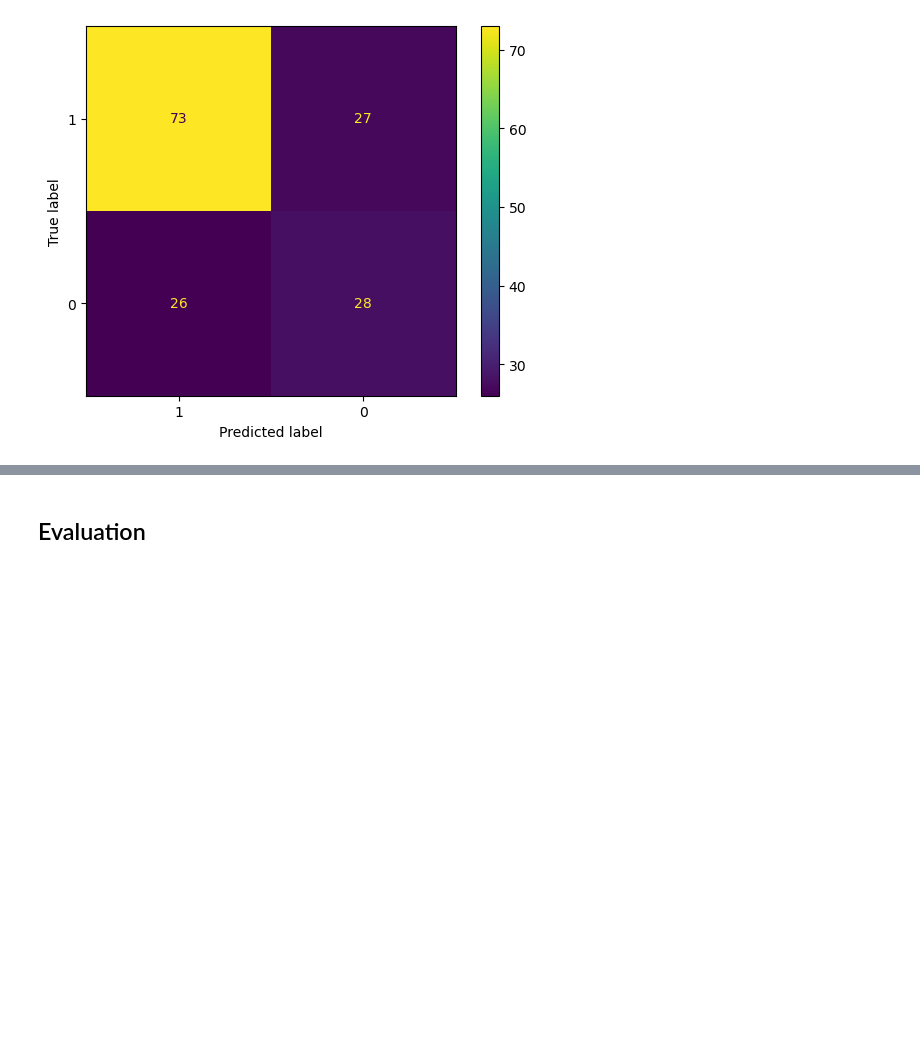
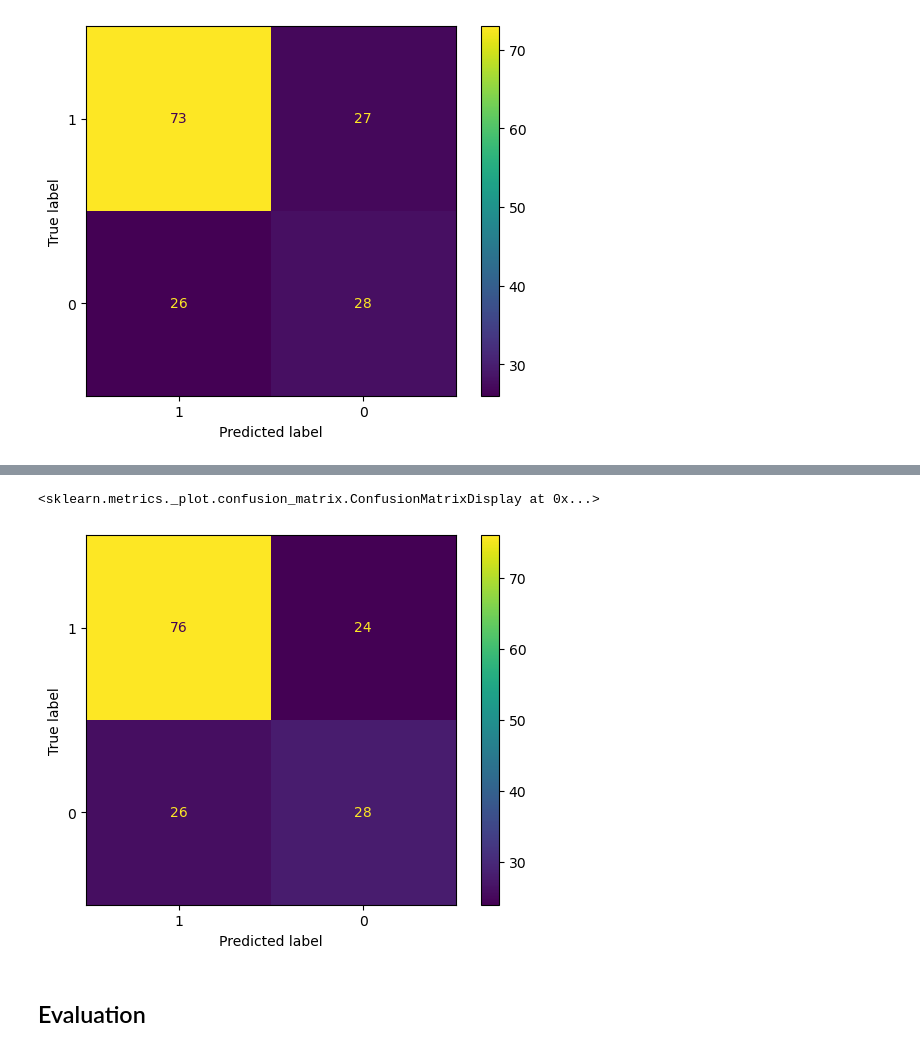
Before and after one commit to orczhu/zhu-ai-learning, a Jupyter notebook: capstone/capstone.ipynb, the cells around one changed output, grey strips where cells are left out. Saved outputs shown, nothing was run; the diff lists cells and outputs as text; code cells hidden in the pictures; blank space fills up the shorter version.

```diff
--- a/capstone/capstone.ipynb
+++ b/capstone/capstone.ipynb
@@ -249,3 +249,10 @@ disp1.plot()
 # %% [output]
 <sklearn.metrics._plot.confusion_matrix.ConfusionMatrixDisplay at 0x...>
 [figure]
+# %%
+# Apply DecsionTree
+from sklearn.tree import DecisionTreeClassifier
+dt = DecisionTreeClassifier(random_state=42)
+dt.fit(X_train, y_train)
+y_pred_dt = dt.predict(X_test)
+y_pred_dt
@@ -252,3 +267,10 @@ disp1.plot()
+# %%
+conf_matrix_dt = confusion_matrix(y_test, y_pred_dt)
+disp1 = ConfusionMatrixDisplay(conf_matrix_dt, display_labels=[1, 0])
+disp1.plot()
+# %% [output]
+<sklearn.metrics._plot.confusion_matrix.ConfusionMatrixDisplay at 0x...>
+[figure, added]
 # %% [markdown]
 ## Evaluation
 # %% [markdown]
```
Also changed, not shown: parts of 3 cells of this notebook.
